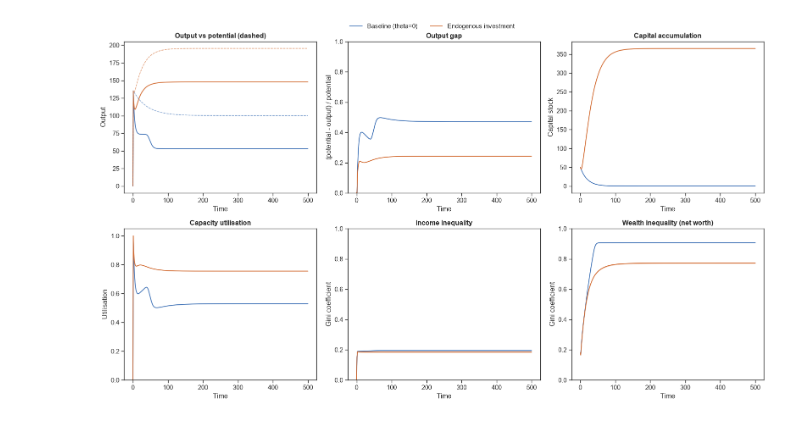
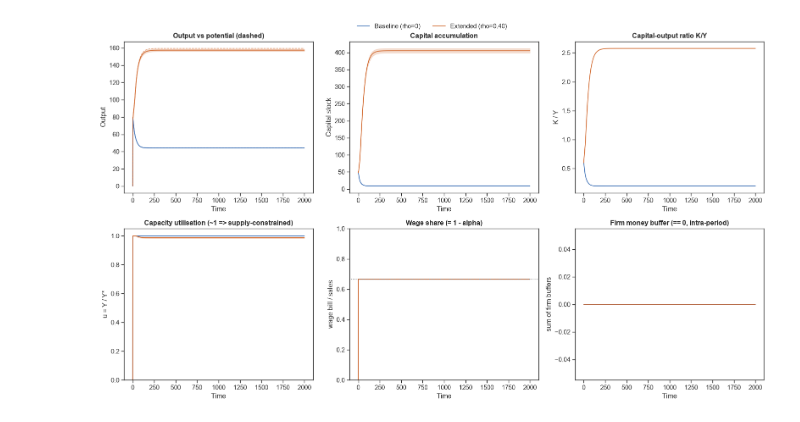
Before and after one commit to MattiaSaramin/endogenous-investment-abm, a Jupyter notebook: notebooks/01_Endogenous_Investment.ipynb, the cells around one changed output. Drawn from its saved outputs; the diff is of its cells as text; code cells hidden in the pictures.

```diff
--- a/notebooks/01_Endogenous_Investment.ipynb
+++ b/notebooks/01_Endogenous_Investment.ipynb
@@ -54,0 +59,17 @@ the hallmark of demand-constrained stagnation — is visible directly.
+# %%
+baseline_panel = run_experiment(BASELINE_RHO, steps=STEPS, seeds=SEEDS)
+extended_panel = run_experiment(EXTENDED_RHO, steps=STEPS, seeds=SEEDS)
+
+baseline = summarize(baseline_panel)
+extended = summarize(extended_panel)
+
+# derived K/Y ratio of means
+for s in (baseline, extended):
+    s["KoverY_mean"] = s["Total_Capital_mean"] / s["Output_mean"]
+
+print("Baseline  rho=0.00 : Y=%.1f  K=%.1f  u=%.2f" % (
+    baseline["Output_mean"].iloc[-1], baseline["Total_Capital_mean"].iloc[-1],
+    baseline["Average_Utilization_mean"].iloc[-1]))
+print("Extended  rho=0.40 : Y=%.1f  K=%.1f  u=%.2f" % (
+    extended["Output_mean"].iloc[-1], extended["Total_Capital_mean"].iloc[-1],
+    extended["Average_Utilization_mean"].iloc[-1]))
@@ -55,64 +79,63 @@ the hallmark of demand-constrained stagnation — is visible directly.
 # %%
-def band(ax, summ, col, label, color, potential=False):
+def band(ax, summ, col, label, color):
     t = summ.index
     ax.plot(t, summ[f"{col}_mean"], label=label, color=color)
     ax.fill_between(t, summ[f"{col}_lo"], summ[f"{col}_hi"], color=color, alpha=0.20)
 
-C_BASE, C_INV = "#3b6fb5", "#d1662a"
-
 fig, axes = plt.subplots(2, 3, figsize=(16, 9))
 
-# --- Output vs potential ---
+# Output vs potential (dashed)
 ax = axes[0, 0]
-band(ax, baseline,   "Output", "Baseline (theta=0)", C_BASE)
-band(ax, investment, "Output", "Endogenous investment", C_INV)
-ax.plot(baseline.index,   baseline["Potential_Output_mean"],   ls="--", lw=1, color=C_BASE, alpha=0.7)
-ax.plot(investment.index, investment["Potential_Output_mean"], ls="--", lw=1, color=C_INV, alpha=0.7)
+band(ax, baseline, "Output", "Baseline (rho=0)", C_BASE)
+band(ax, extended, "Output", "Extended (rho=0.40)", C_EXT)
+ax.plot(baseline.index, baseline["Potential_Output_mean"], ls="--", lw=1, color=C_BASE, alpha=0.7)
+ax.plot(extended.index, extended["Potential_Output_mean"], ls="--", lw=1, color=C_EXT, alpha=0.7)
 ax.set_title("Output vs potential (dashed)", weight="bold")
 ax.set_xlabel("Time"); ax.set_ylabel("Output"); ax.legend()
 
-# --- Output gap ---
+# Capital
 ax = axes[0, 1]
-band(ax, baseline,   "Output_Gap", "Baseline", C_BASE)
-band(ax, investment, "Output_Gap", "Endogenous investment", C_INV)
-ax.set_title("Output gap", weight="bold")
-ax.set_xlabel("Time"); ax.set_ylabel("(potential - output) / potential"); ax.set_ylim(0, 1)
-
-# --- Capital ---
-ax = axes[0, 2]
-band(ax, baseline,   "Total_Capital", "Baseline", C_BASE)
-band(ax, investment, "Total_Capital", "Endogenous investment", C_INV)
+band(ax, baseline, "Total_Capital", "Baseline", C_BASE)
+band(ax, extended, "Total_Capital", "Extended", C_EXT)
 ax.set_title("Capital accumulation", weight="bold")
 ax.set_xlabel("Time"); ax.set_ylabel("Capital stock")
 
-# --- Utilization ---
+# K / Y
+ax = axes[0, 2]
+ax.plot(baseline.index, baseline["KoverY_mean"], color=C_BASE, label="Baseline")
+ax.plot(extended.index, extended["KoverY_mean"], color=C_EXT, label="Extended")
+ax.set_title("Capital-output ratio K/Y", weight="bold")
+ax.set_xlabel("Time"); ax.set_ylabel("K / Y")
+
+# Utilisation (both ~1: capacity-constrained)
 ax = axes[1, 0]
-band(ax, baseline,   "Average_Utilization", "Baseline", C_BASE)
-band(ax, investment, "Average_Utilization", "Endogenous investment", C_INV)
-ax.set_title("Capacity utilisation", weight="bold")
-ax.set_xlabel("Time"); ax.set_ylabel("Utilisation"); ax.set_ylim(0, 1.05)
+band(ax, baseline, "Average_Utilization", "Baseline", C_BASE)
+band(ax, extended, "Average_Utilization", "Extended", C_EXT)
+ax.set_title("Capacity utilisation (~1 => supply-constrained)", weight="bold")
+ax.set_xlabel("Time"); ax.set_ylabel("u = Y / Y*"); ax.set_ylim(0, 1.05)
 
-# --- Income inequality ---
+# Wage share (0.667 by construction)
 ax = axes[1, 1]
-band(ax, baseline,   "Income_Gini", "Baseline", C_BASE)
-band(ax, investment, "Income_Gini", "Endogenous investment", C_INV)
-ax.set_title("Income inequality", weight="bold")
-ax.set_xlabel("Time"); ax.set_ylabel("Gini coefficient"); ax.set_ylim(0, 1)
+band(ax, baseline, "Wage_Share", "Baseline", C_BASE)
+band(ax, extended, "Wage_Share", "Extended", C_EXT)
+ax.axhline(2/3, ls=":", color="grey", lw=1)
+ax.set_title("Wage share (= 1 - alpha)", weight="bold")
+ax.set_xlabel("Time"); ax.set_ylabel("wage bill / sales"); ax.set_ylim(0, 1)
 
-# --- Wealth inequality ---
+# Money buffer (identically 0: no sequestration)
 ax = axes[1, 2]
-band(ax, baseline,   "Wealth_Gini", "Baseline", C_BASE)
-band(ax, investment, "Wealth_Gini", "Endogenous investment", C_INV)
-ax.set_title("Wealth inequality (net worth)", weight="bold")
-ax.set_xlabel("Time"); ax.set_ylabel("Gini coefficient"); ax.set_ylim(0, 1)
+band(ax, baseline, "Money_Buffer", "Baseline", C_BASE)
+band(ax, extended, "Money_Buffer", "Extended", C_EXT)
+ax.set_title("Firm money buffer (== 0, intra-period)", weight="bold")
+ax.set_xlabel("Time"); ax.set_ylabel("sum of firm buffers")
 
 handles, labels = axes[0, 0].get_legend_handles_labels()
 for ax in axes.flat:
     if ax.get_legend() is not None:
         ax.get_legend().remove()
 fig.legend(handles, labels, loc="upper center", ncol=2, frameon=False, bbox_to_anchor=(0.5, 1.02))
 plt.tight_layout()
 plt.savefig(os.path.join('..', 'macro_results.png'), dpi=200, bbox_inches="tight")
 plt.show()
 # %% [output]
-[figure, old version]
+[figure, new version]
```
Also changed, not shown: parts of 18 cells of this notebook, 7 other files.
